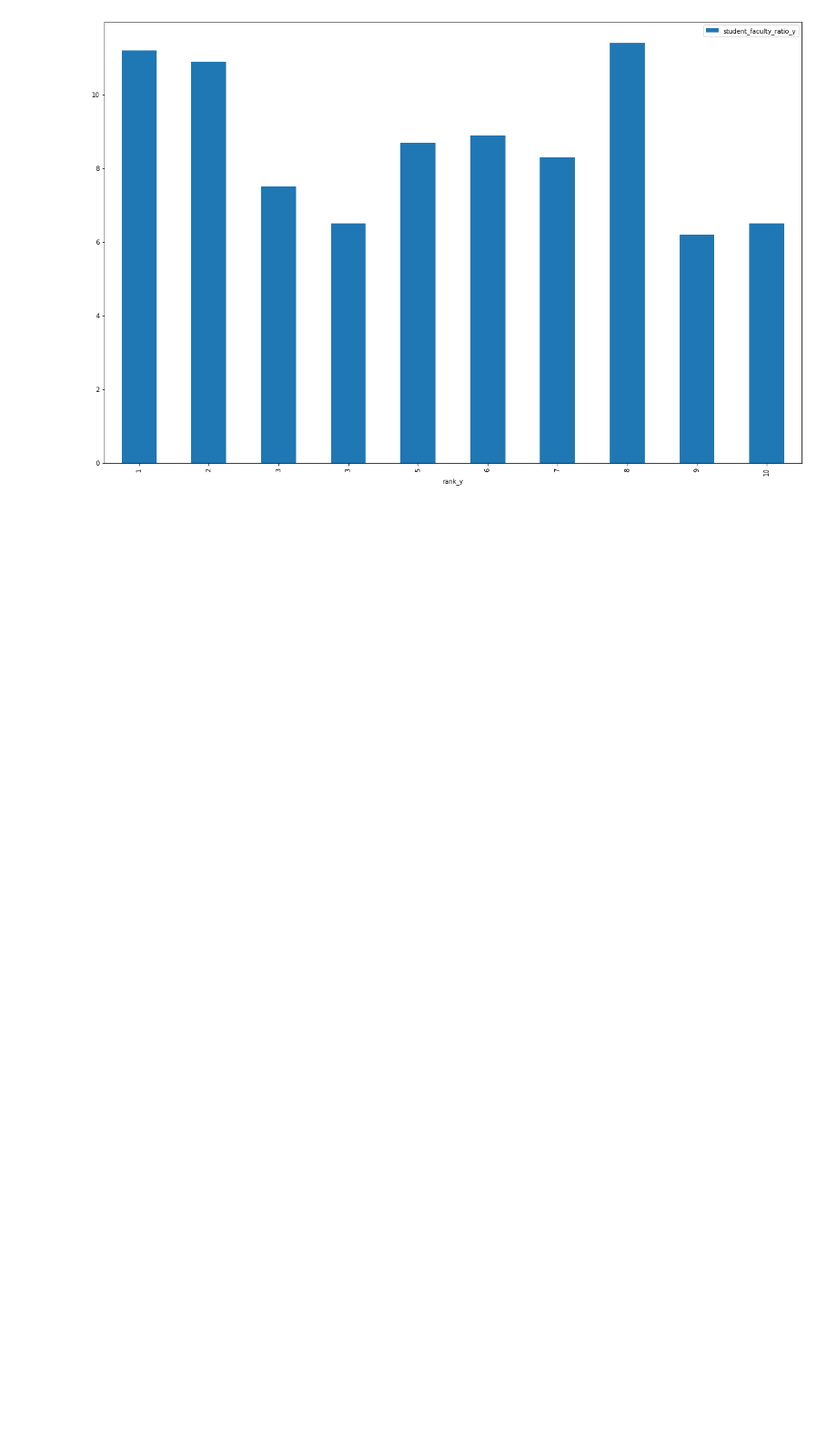
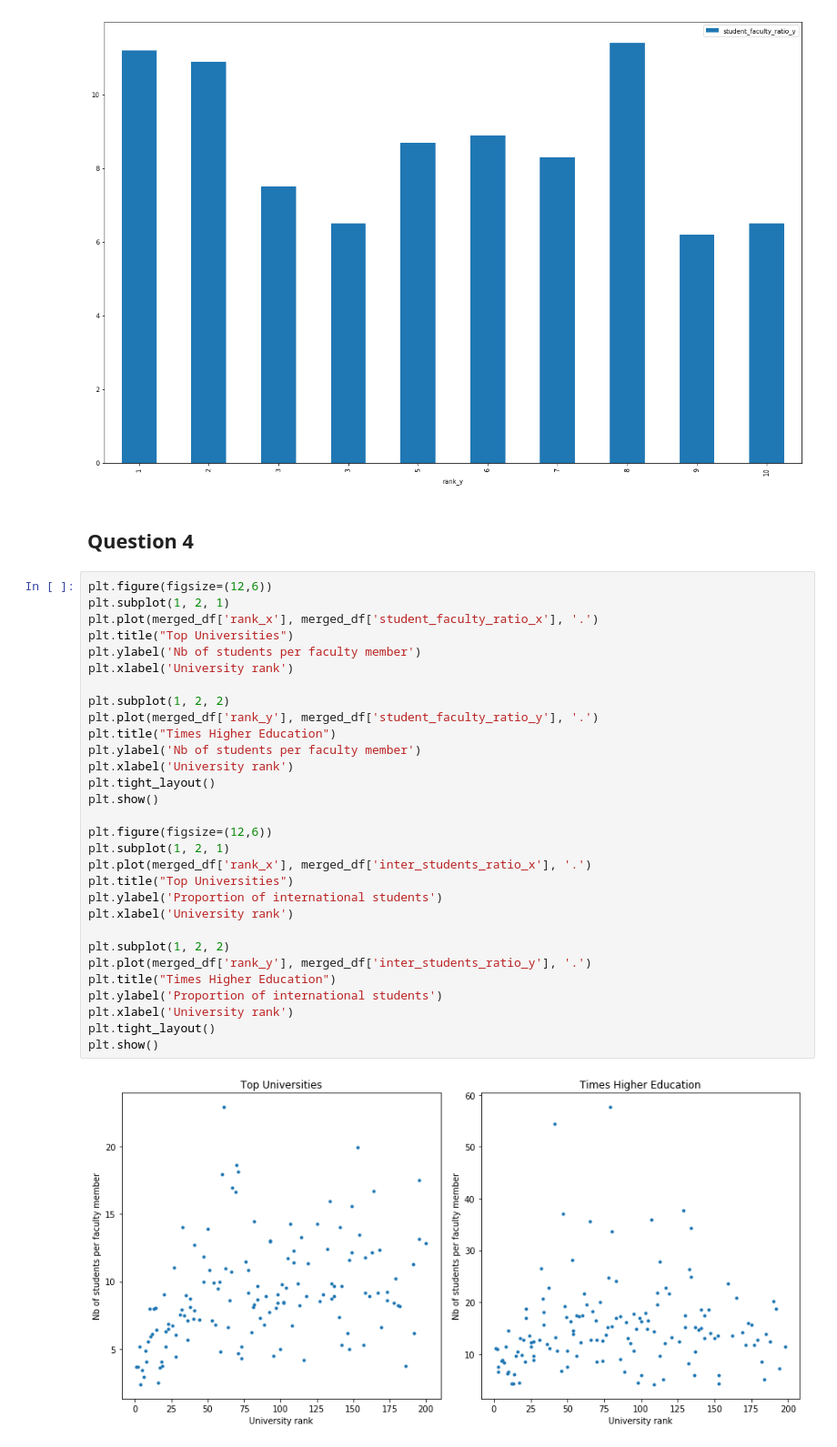
Before and after one commit to brunowicht/ada_project, a Jupyter notebook: 02 - Data from the Web/Homework2.ipynb, the cells around one changed output. Shown at 91% size. Cells and saved outputs as stored; diff of their text form; blank space fills up the shorter version.

Commit message:
Start question 4

```diff
--- a/02 - Data from the Web/Homework2.ipynb
+++ b/02 - Data from the Web/Homework2.ipynb
@@ -312,3 +332,37 @@ plt.show()
 [figure]
 [figure]
 [figure]
+# %% [markdown]
+## Question 4
+# %%
+plt.figure(figsize=(12,6))
+plt.subplot(1, 2, 1)
+plt.plot(merged_df['rank_x'], merged_df['student_faculty_ratio_x'], '.')
+plt.title("Top Universities")
+plt.ylabel('Nb of students per faculty member')
+plt.xlabel('University rank')
+
+plt.subplot(1, 2, 2)
+plt.plot(merged_df['rank_y'], merged_df['student_faculty_ratio_y'], '.')
+plt.title("Times Higher Education")
+plt.ylabel('Nb of students per faculty member')
+plt.xlabel('University rank')
+plt.tight_layout()
+plt.show()
+
+plt.figure(figsize=(12,6))
+plt.subplot(1, 2, 1)
+plt.plot(merged_df['rank_x'], merged_df['inter_students_ratio_x'], '.')
+plt.title("Top Universities")
+plt.ylabel('Proportion of international students')
+plt.xlabel('University rank')
+
+plt.subplot(1, 2, 2)
+plt.plot(merged_df['rank_y'], merged_df['inter_students_ratio_y'], '.')
+plt.title("Times Higher Education")
+plt.ylabel('Proportion of international students')
+plt.xlabel('University rank')
+plt.tight_layout()
+plt.show()
+# %% [output]
+[figure, added]
```
Also changed, not shown: parts of 2 cells of this notebook.
